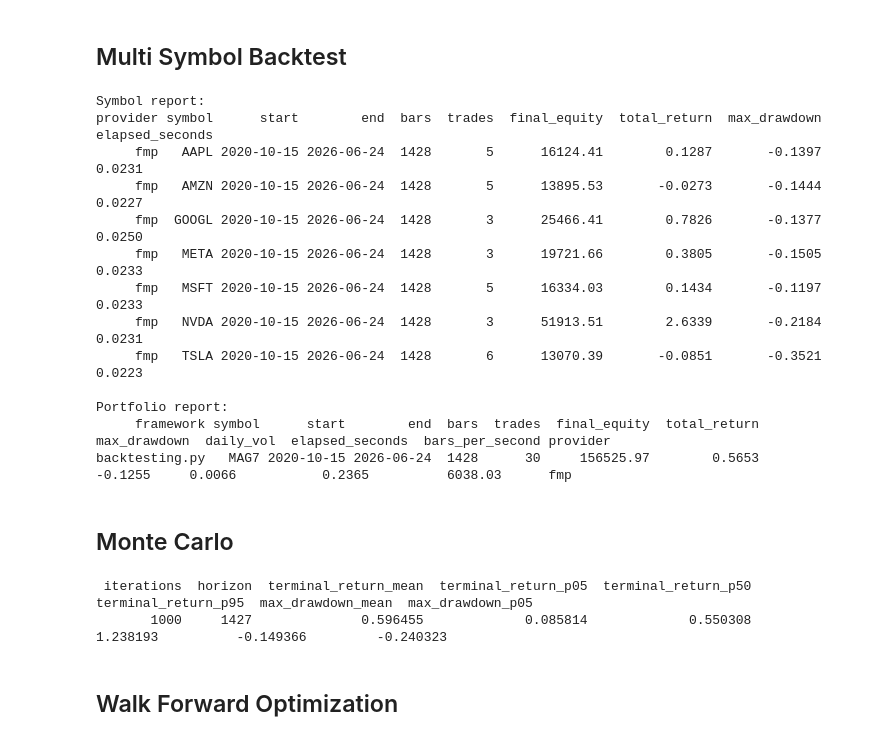
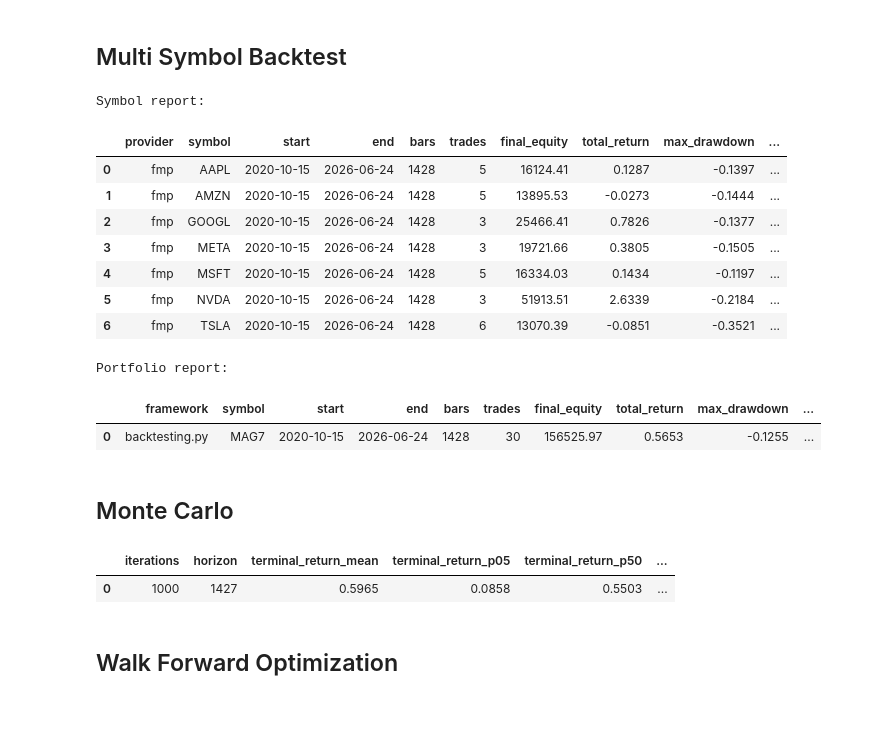
Before and after one commit to quantarb/quant-orchestrator, a Jupyter notebook: notebooks/tutorial_backtesting_py.ipynb, the cells around one changed output. Saved outputs shown, nothing was run; the diff lists cells and outputs as text; code cells hidden in the pictures; blank space fills up the shorter version.

```diff
--- a/notebooks/tutorial_backtesting_py.ipynb
+++ b/notebooks/tutorial_backtesting_py.ipynb
@@ -221,56 +221,55 @@ def run_multi_symbol_backtest(symbols: tuple[str, ...] = MAG7_SYMBOLS, provider:
     runs = {}
     elapsed = 0.0
     trades = 0
     for symbol in symbols:
         frame = load_signal_frame(symbol, provider=provider, start=TRAIN_START, end=TEST_END)
         started = perf_counter()
         raw, summary, equity = run_framework_backtest(frame, symbol=symbol, capital_base=capital_per_symbol)
         elapsed += perf_counter() - started
         symbol_rows.append(summary.assign(provider=provider))
         sleeves.append(equity.rename(symbol))
         trades += int(summary['trades'].iloc[0])
         runs[symbol] = raw
     portfolio_equity = combine_equity_sleeves(sleeves)
     portfolio_summary = summarize_backtest(
         framework=FRAMEWORK_TITLE,
         symbol='MAG7',
         equity=portfolio_equity,
         elapsed_seconds=elapsed,
         bars=len(portfolio_equity),
         trades=trades,
     )
     portfolio_summary['provider'] = provider
     return pd.concat(symbol_rows, ignore_index=True), portfolio_summary, runs, portfolio_equity
 
 symbol_report, portfolio_report, runs_by_symbol, portfolio_equity = run_multi_symbol_backtest()
 print('Symbol report:')
-print(symbol_report.loc[:, ['provider', 'symbol', 'start', 'end', 'bars', 'trades', 'final_equity', 'total_return', 'max_drawdown', 'elapsed_seconds']].to_string(index=False))
+display(symbol_report.loc[:, ['provider', 'symbol', 'start', 'end', 'bars', 'trades', 'final_equity', 'total_return', 'max_drawdown', 'elapsed_seconds']].round(4).head(10))
 print()
 print('Portfolio report:')
-print(portfolio_report.to_string(index=False))
+display(portfolio_report.round(4).head(10))
 # %% [output]
 Symbol report:
-provider symbol      start        end  bars  trades  final_equity  total_return  max_drawdown  elapsed_seconds
-     fmp   AAPL 2020-10-15 2026-06-24  1428       5      16124.41        0.1287       -0.1397           0.0231
-     fmp   AMZN 2020-10-15 2026-06-24  1428       5      13895.53       -0.0273       -0.1444           0.0227
-     fmp  GOOGL 2020-10-15 2026-06-24  1428       3      25466.41        0.7826       -0.1377           0.0250
-     fmp   META 2020-10-15 2026-06-24  1428       3      19721.66        0.3805       -0.1505           0.0233
-     fmp   MSFT 2020-10-15 2026-06-24  1428       5      16334.03        0.1434       -0.1197           0.0233
-     fmp   NVDA 2020-10-15 2026-06-24  1428       3      51913.51        2.6339       -0.2184           0.0231
-     fmp   TSLA 2020-10-15 2026-06-24  1428       6      13070.39       -0.0851       -0.3521           0.0223
-
-Portfolio report:
-     framework symbol      start        end  bars  trades  final_equity  total_return  max_drawdown  daily_vol  elapsed_seconds  bars_per_second provider
-backtesting.py   MAG7 2020-10-15 2026-06-24  1428      30     156525.97        0.5653       -0.1255     0.0066           0.2365          6038.03      fmp
+|  | provider | symbol | start | end | bars | trades | final_equity | total_return | max_drawdown | ... |
+| 0 | fmp | AAPL | 2020-10-15 | 2026-06-24 | 1428 | 5 | 16124.41 | 0.1287 | -0.1397 | ... |
+| 1 | fmp | AMZN | 2020-10-15 | 2026-06-24 | 1428 | 5 | 13895.53 | -0.0273 | -0.1444 | ... |
+| 2 | fmp | GOOGL | 2020-10-15 | 2026-06-24 | 1428 | 3 | 25466.41 | 0.7826 | -0.1377 | ... |
+| 3 | fmp | META | 2020-10-15 | 2026-06-24 | 1428 | 3 | 19721.66 | 0.3805 | -0.1505 | ... |
+| 4 | fmp | MSFT | 2020-10-15 | 2026-06-24 | 1428 | 5 | 16334.03 | 0.1434 | -0.1197 | ... |
+| 5 | fmp | NVDA | 2020-10-15 | 2026-06-24 | 1428 | 3 | 51913.51 | 2.6339 | -0.2184 | ... |
+| 6 | fmp | TSLA | 2020-10-15 | 2026-06-24 | 1428 | 6 | 13070.39 | -0.0851 | -0.3521 | ... |
+Portfolio report:
+|  | framework | symbol | start | end | bars | trades | final_equity | total_return | max_drawdown | ... |
+| 0 | backtesting.py | MAG7 | 2020-10-15 | 2026-06-24 | 1428 | 30 | 156525.97 | 0.5653 | -0.1255 | ... |
 # %% [markdown]
 ## Monte Carlo
 # %%
 
 mc_report = run_monte_carlo(portfolio_equity, iterations=1000, block_size=5)
-print(mc_report.to_string(index=False))
+display(mc_report.round(4).head(10))
 # %% [output]
- iterations  horizon  terminal_return_mean  terminal_return_p05  terminal_return_p50  terminal_return_p95  max_drawdown_mean  max_drawdown_p05
-       1000     1427              0.596455             0.085814             0.550308             1.238193          -0.149366         -0.240323
+|  | iterations | horizon | terminal_return_mean | terminal_return_p05 | terminal_return_p50 | ... |
+| 0 | 1000 | 1427 | 0.5965 | 0.0858 | 0.5503 | ... |
 # %% [markdown]
 ## Walk Forward Optimization
 # %%
```
Also changed, not shown: parts of 4 cells of this notebook, 7 other files.
